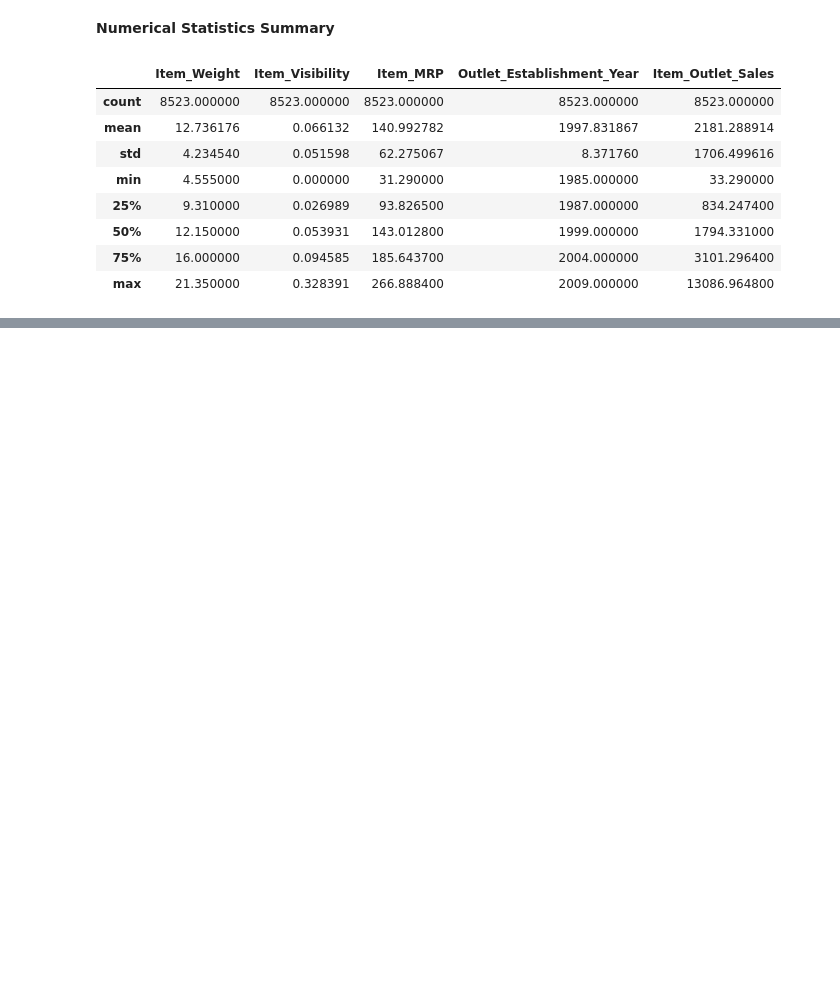
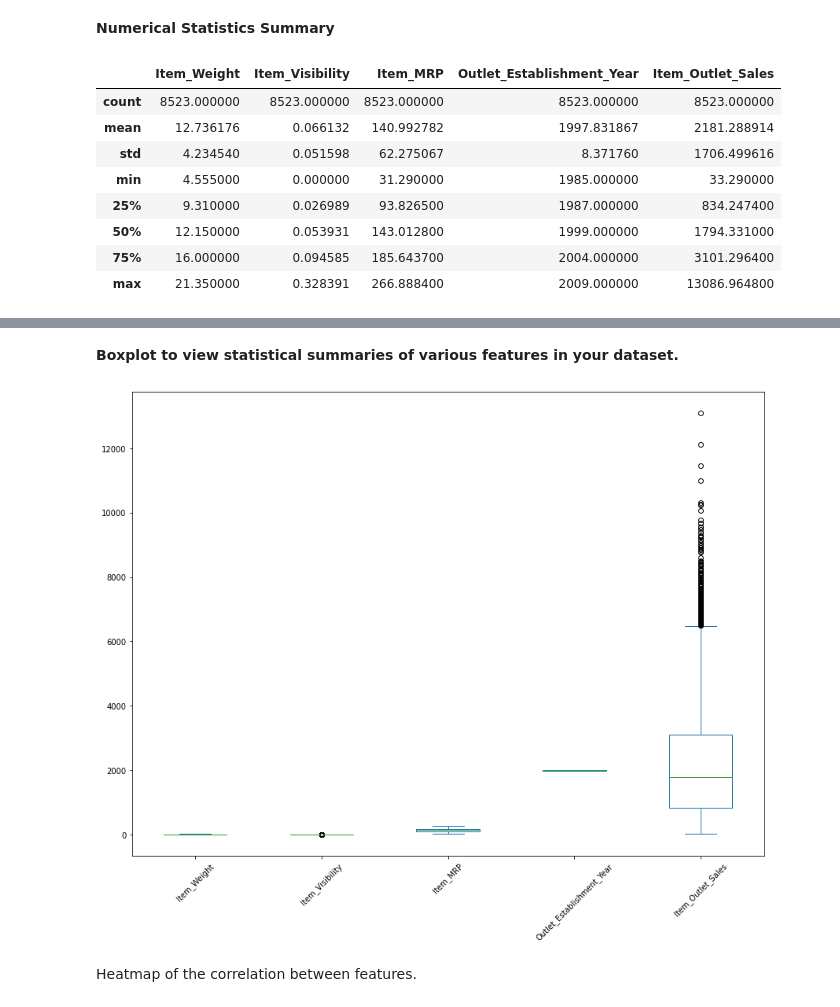
Before and after one commit to Jeremy-Alekai/food-sales-predictions., a Jupyter notebook: food_sales_predictions_.ipynb, the cells around one changed output, grey strips where cells are left out. Drawn from its saved outputs; the diff is of its cells as text; code cells hidden in the pictures; blank space fills up the shorter version.

```diff
--- a/food_sales_predictions_.ipynb
+++ b/food_sales_predictions_.ipynb
@@ -285,0 +327,37 @@ memory usage: 799.2+ KB
+# %% [markdown]
+**Boxplot to view statistical summaries of various features in your dataset.**
+# %%
+# # Create a dataframe with multiple columns
+# # df = pd.DataFrame({'A': [1, 2, 3, 4, 5],
+# #                    'B': [6, 7, 8, 9, 10],
+# #                    'C': [11, 12, 13, 14, 15]})
+
+# # Create a figure with multiple subplots
+# fig, axs = plt.subplots(ncols=5, figsize=(10, 5))
+
+# # Create a boxplot for each column of the dataframe
+# for i, col in enumerate(df.columns):
+#     axs[i].boxplot(df[col])
+#     axs[i].set_title(col)
+
+# # Adjust the spacing between subplots
+# plt.tight_layout()
+
+# # Display the plot
+# plt.show()
+df.plot(kind='box',figsize=(12,10))
+plt.xticks(rotation = 45)
+
+# red_circle =  dict(markerfacecolor='red', marker='o', markeredgecolor='White')
+# fig, axs = plt.subplots(1, len(df.columns), figsize=(20,10))
+
+# for i, ax in enumerate(axs.flat):
+#   ax.boxplot(df.iloc[i,i],flierprops=red_circle)
+#   ax.set_title(df.columns[i], fontsize=20, fontweight='bold')
+#   ax.tick_params(axis='y', labelsize=14)
+
+plt.tight_layout()
+# %% [output]
+[figure, added]
+# %% [markdown]
+Heatmap of the correlation between features.
```
Also changed, not shown: parts of 9 cells of this notebook.
